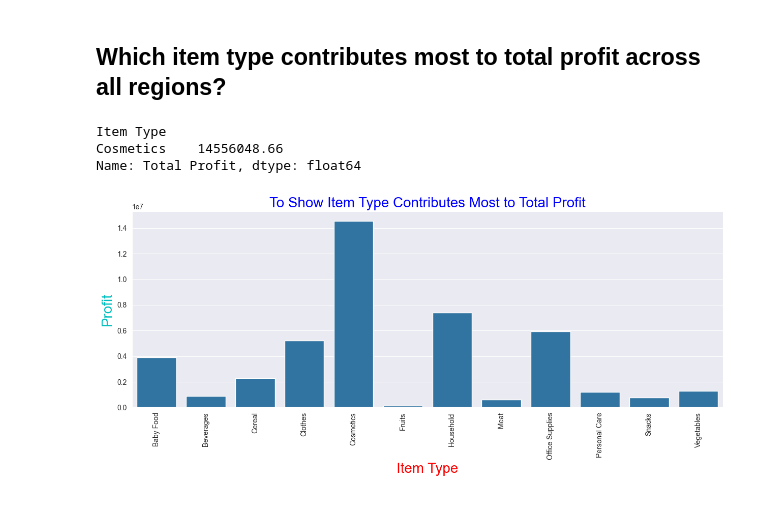
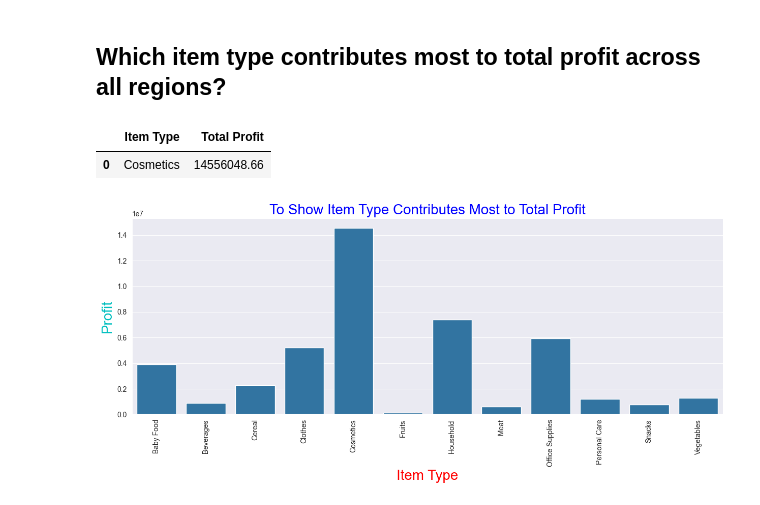
Before and after one commit to gdprasad1201/Amazon-Sales-Data-Analytics-Mini-Project, a Jupyter notebook: sales.ipynb, the cells around one changed output. Saved outputs shown, nothing was run; the diff lists cells and outputs as text; code cells hidden in the pictures.

```diff
--- a/sales.ipynb
+++ b/sales.ipynb
@@ -268,12 +267,11 @@ plt.show()
 ## Which item type contributes most to total profit across all regions?
 # %%
 # Which item type contributes most to total profit across all regions?
-Item_Type_Contributes = data.groupby(['Item Type'])['Total Profit'].sum().nlargest(1)
+Item_Type_Contributes = data.groupby(['Item Type'])['Total Profit'].sum().nlargest(1).reset_index(name = 'Total Profit')
 Item_Type_Contributes
 # %% [output]
-Item Type
-Cosmetics    14556048.66
-Name: Total Profit, dtype: float64
+|  | Item Type | Total Profit |
+| 0 | Cosmetics | 14556048.66 |
 # %%
 group_data = data.groupby(['Item Type'])['Total Profit'].sum()
 sns.set_style('darkgrid')
```
Also changed, not shown: parts of 3 cells of this notebook.
